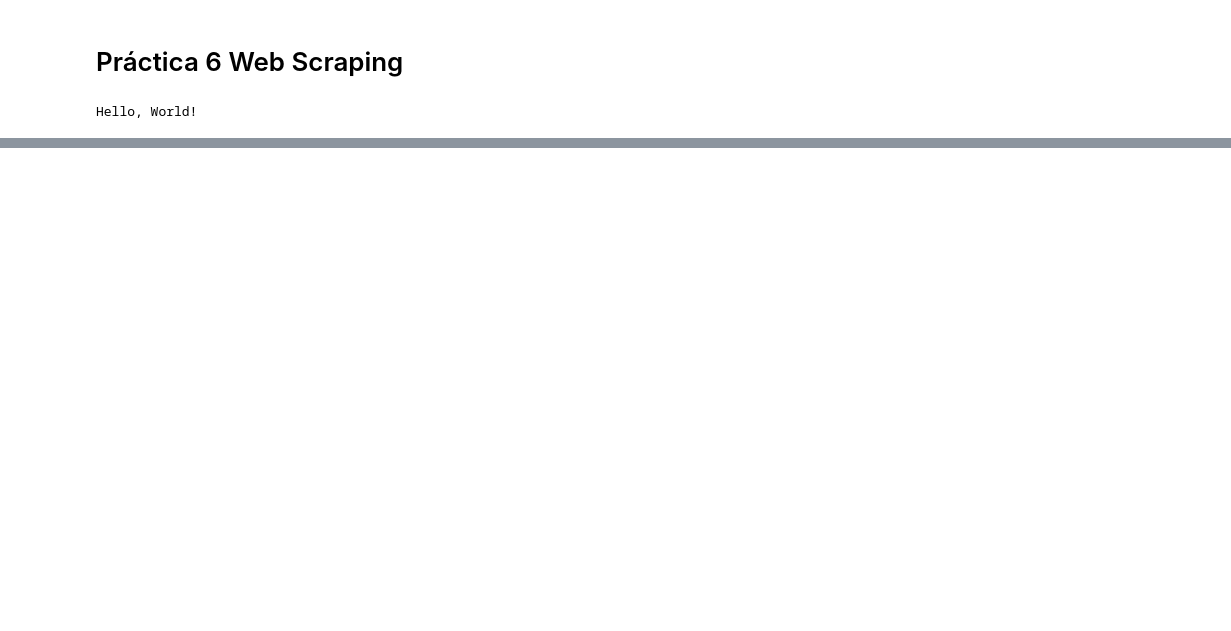
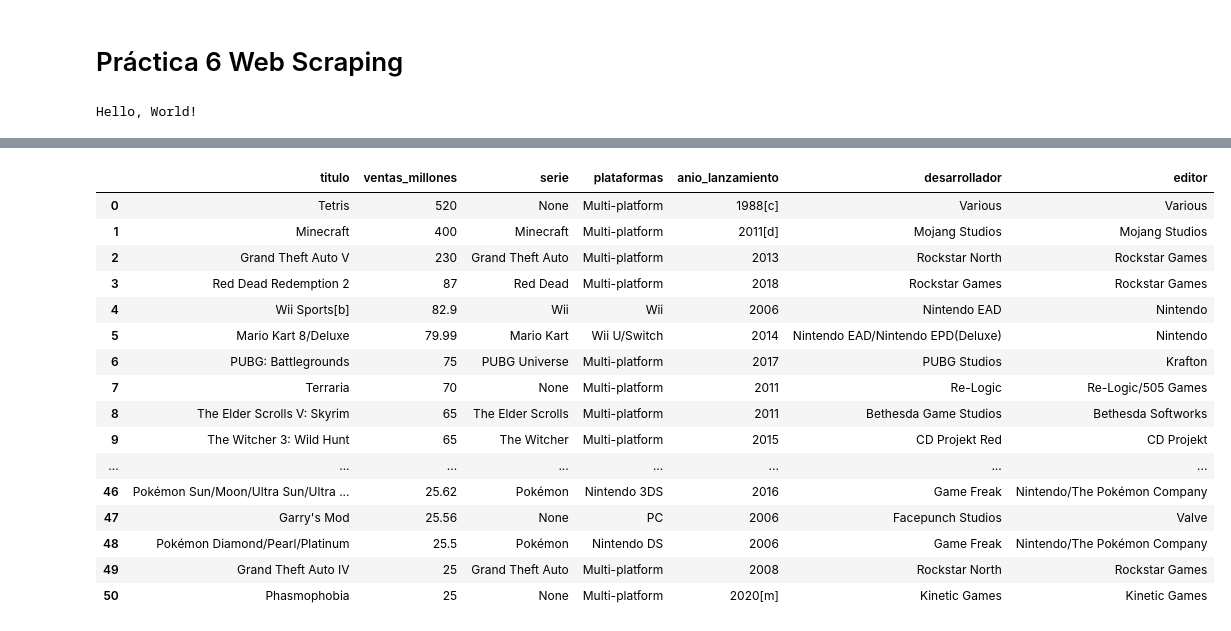
Before and after one commit to SalvadorCM786/Web-Scraping, a Jupyter notebook: práctica6SCM.ipynb, the cells around one changed output, grey strips where cells are left out. Cells and saved outputs as stored; diff of their text form; code cells hidden in the pictures; blank space fills up the shorter version.

```diff
--- a/práctica6SCM.ipynb
+++ b/práctica6SCM.ipynb
@@ -18,0 +65,10 @@ Exportar resultados para BI: Generar archivos CSV estandarizados que servirán c
+# %%
+# 3. Localizar la tabla de videojuegos más vendidos (etiqueta <table class="wikitable">)
+# Busca en todo el documento HTML la primera tabla que cumpla la condición.
+# find() (a diferencia de find_all) devuelve solo la primera coincidencia, que es la tabla que nos interesa.
+
+tabla = texto.find("table", class_="wikitable")
+
+# find_all("tr") localiza todas las filas de la tabla; con [1:] descartamos la fila de encabezado.
+filas = tabla.find_all("tr")[1:]
+filas
@@ -18,0 +93,52 @@ Exportar resultados para BI: Generar archivos CSV estandarizados que servirán c
+# %%
+datos = []
+
+# 4. Iterar sobre cada fila para "pescar" los datos sueltos
+for fila in filas:
+    celdas = fila.find_all(["td", "th"])
+
+    # Algunas filas no incluyen la columna "Rank" porque está fusionada (rowspan) con la fila anterior
+    # (ocurre cuando dos juegos empatan en el mismo puesto). Por eso tomamos siempre las últimas 8 celdas,
+    # que son las que sí están garantizadas en cada fila: Título, Ventas, Serie, Plataforma(s),
+    # Año, Desarrollador(es), Editor(es) y Referencia.
+    celdas = celdas[-8:]
+
+    titulo = celdas[0].get_text(strip=True)
+    ventas_millones = celdas[1].get_text(strip=True)
+    serie = celdas[2].get_text(strip=True)
+    plataformas = celdas[3].get_text(strip=True)
+    anio_lanzamiento = celdas[4].get_text(strip=True)
+    desarrollador = celdas[5].get_text(strip=True)
+    editor = celdas[6].get_text(strip=True)
+
+    datos.append({
+        "titulo": titulo,
+        "ventas_millones": ventas_millones,
+        "serie": serie,
+        "plataformas": plataformas,
+        "anio_lanzamiento": anio_lanzamiento,
+        "desarrollador": desarrollador,
+        "editor": editor
+    })
+# %%
+# 5. Convertir la lista de diccionarios a un DataFrame (Estructura Tidy Data)
+df = pd.DataFrame(datos)
+df
+# %% [output]
+|  | titulo | ventas_millones | serie | plataformas | anio_lanzamiento | desarrollador | editor |
+| 0 | Tetris | 520 | None | Multi-platform | 1988[c] | Various | Various |
+| 1 | Minecraft | 400 | Minecraft | Multi-platform | 2011[d] | Mojang Studios | Mojang Studios |
+| 2 | Grand Theft Auto V | 230 | Grand Theft Auto | Multi-platform | 2013 | Rockstar North | Rockstar Games |
+| 3 | Red Dead Redemption 2 | 87 | Red Dead | Multi-platform | 2018 | Rockstar Games | Rockstar Games |
+| 4 | Wii Sports[b] | 82.9 | Wii | Wii | 2006 | Nintendo EAD | Nintendo |
+| 5 | Mario Kart 8/Deluxe | 79.99 | Mario Kart | Wii U/Switch | 2014 | Nintendo EAD/Nintendo EPD(Deluxe) | Nintendo |
+| 6 | PUBG: Battlegrounds | 75 | PUBG Universe | Multi-platform | 2017 | PUBG Studios | Krafton |
+| 7 | Terraria | 70 | None | Multi-platform | 2011 | Re-Logic | Re-Logic/505 Games |
+| 8 | The Elder Scrolls V: Skyrim | 65 | The Elder Scrolls | Multi-platform | 2011 | Bethesda Game Studios | Bethesda Softworks |
+| 9 | The Witcher 3: Wild Hunt | 65 | The Witcher | Multi-platform | 2015 | CD Projekt Red | CD Projekt |
+| ... | ... | ... | ... | ... | ... | ... | ... |
+| 46 | Pokémon Sun/Moon/Ultra Sun/Ultra ... | 25.62 | Pokémon | Nintendo 3DS | 2016 | Game Freak | Nintendo/The Pokémon Company |
+| 47 | Garry's Mod | 25.56 | None | PC | 2006 | Facepunch Studios | Valve |
+| 48 | Pokémon Diamond/Pearl/Platinum | 25.5 | Pokémon | Nintendo DS | 2006 | Game Freak | Nintendo/The Pokémon Company |
+| 49 | Grand Theft Auto IV | 25 | Grand Theft Auto | Multi-platform | 2008 | Rockstar North | Rockstar Games |
+| 50 | Phasmophobia | 25 | None | Multi-platform | 2020[m] | Kinetic Games | Kinetic Games |
```
Also changed, not shown: parts of 6 cells of this notebook, 1 other file.
